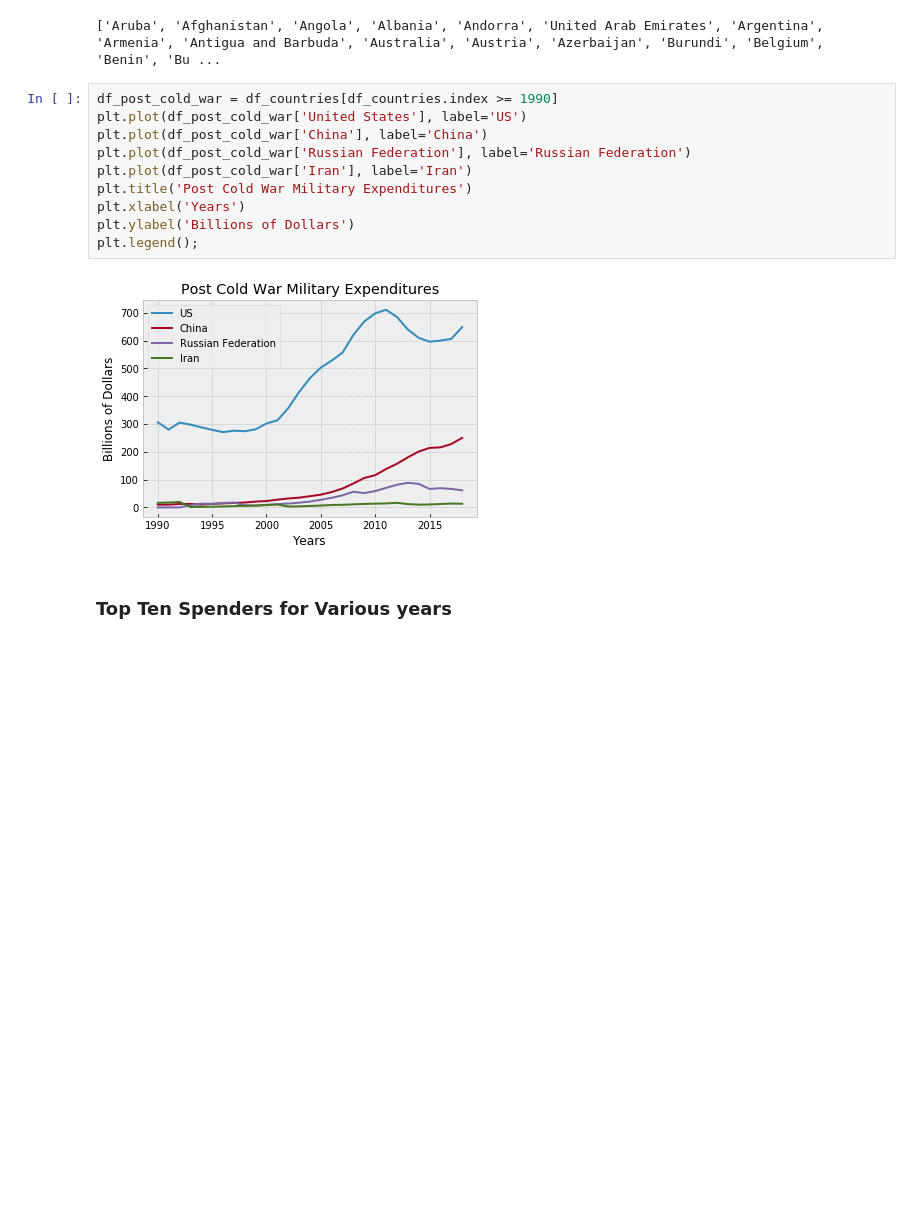
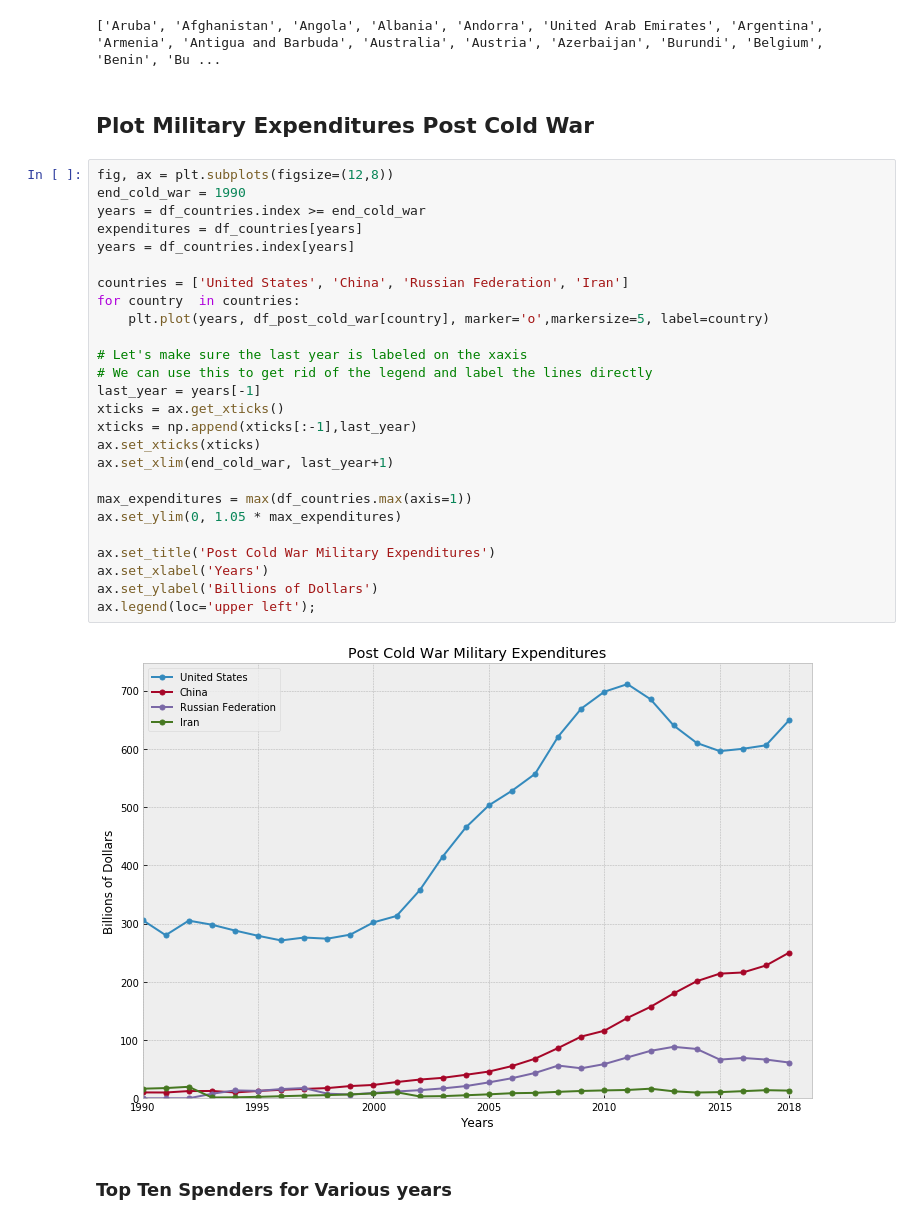
Before and after one commit to geomercer/sanders, a Jupyter notebook: militiary_expendures.ipynb, the cells around one changed output. Cells and saved outputs as stored; diff of their text form; blank space fills up the shorter version.

```diff
--- a/militiary_expendures.ipynb
+++ b/militiary_expendures.ipynb
@@ -87,18 +87,36 @@ df_countries.head()
 print(list(df_countries.columns))
 # %% [output]
 ['Aruba', 'Afghanistan', 'Angola', 'Albania', 'Andorra', 'United Arab Emirates', 'Argentina', 'Armenia', 'Antigua and Barbuda', 'Australia', 'Austria', 'Azerbaijan', 'Burundi', 'Belgium', 'Benin', 'Bu ...
-# %%
-df_post_cold_war = df_countries[df_countries.index >= 1990]
-plt.plot(df_post_cold_war['United States'], label='US')
-plt.plot(df_post_cold_war['China'], label='China')
-plt.plot(df_post_cold_war['Russian Federation'], label='Russian Federation')
-plt.plot(df_post_cold_war['Iran'], label='Iran')
-plt.title('Post Cold War Military Expenditures')
-plt.xlabel('Years')
-plt.ylabel('Billions of Dollars')
-plt.legend();
-# %% [output]
-[figure, removed]
+# %% [markdown]
+## Plot Military Expenditures Post Cold War
+# %%
+fig, ax = plt.subplots(figsize=(12,8))
+end_cold_war = 1990
+years = df_countries.index >= end_cold_war
+expenditures = df_countries[years]
+years = df_countries.index[years]
+
+countries = ['United States', 'China', 'Russian Federation', 'Iran']
+for country  in countries:
+    plt.plot(years, df_post_cold_war[country], marker='o',markersize=5, label=country)
+
+# Let's make sure the last year is labeled on the xaxis
+# We can use this to get rid of the legend and label the lines directly
+last_year = years[-1]
+xticks = ax.get_xticks()
+xticks = np.append(xticks[:-1],last_year)
+ax.set_xticks(xticks)
+ax.set_xlim(end_cold_war, last_year+1)
+
+max_expenditures = max(df_countries.max(axis=1))
+ax.set_ylim(0, 1.05 * max_expenditures)
+
+ax.set_title('Post Cold War Military Expenditures')
+ax.set_xlabel('Years')
+ax.set_ylabel('Billions of Dollars')
+ax.legend(loc='upper left');
+# %% [output]
+[figure, added]
 # %% [markdown]
 ### Top Ten Spenders for Various years
 # %%
```
